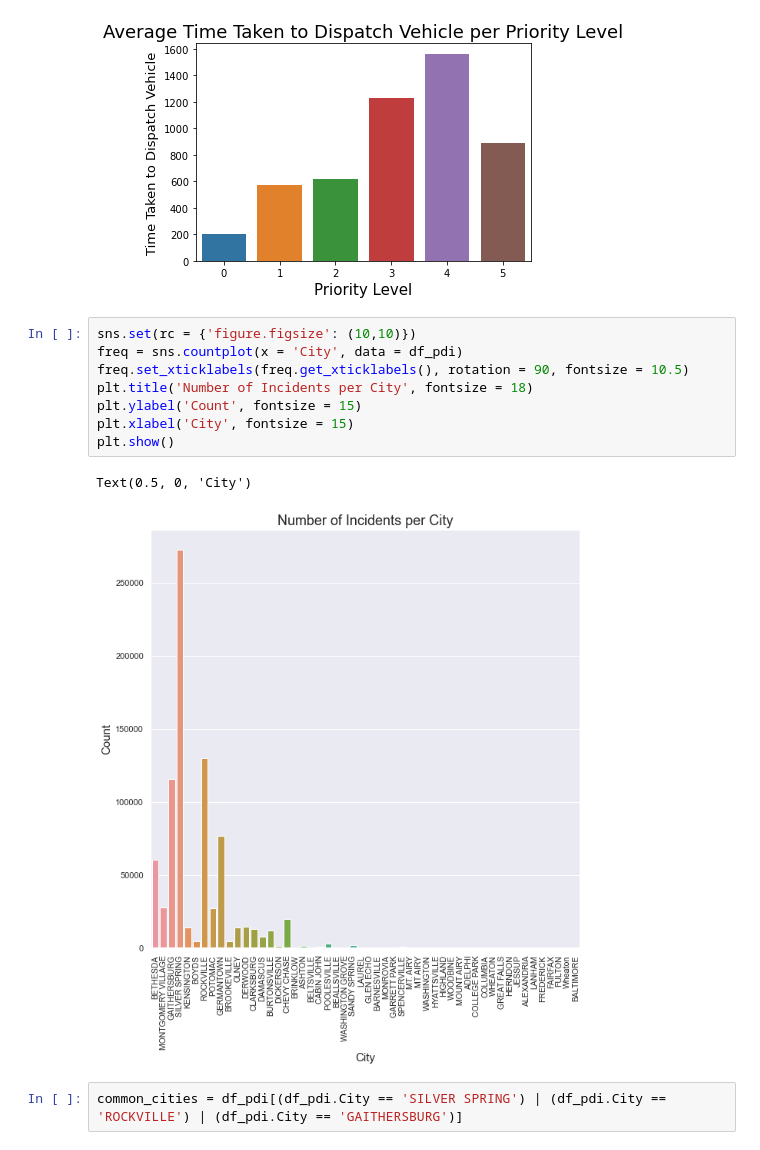
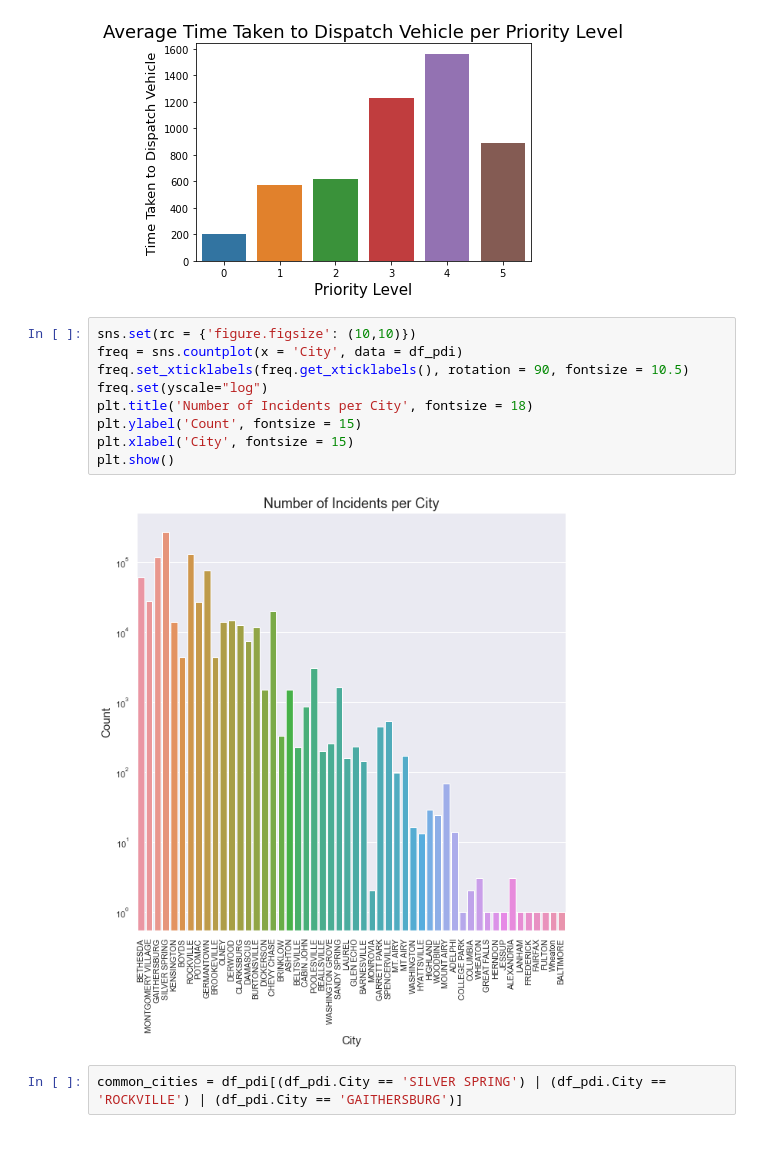
Before and after one commit to rohingarg/DATA205CAPSTONE, a Jupyter notebook: DATA205CAPSTONE.ipynb, the cells around one changed output. Saved outputs shown, nothing was run; the diff lists cells and outputs as text.

```diff
--- a/DATA205CAPSTONE.ipynb
+++ b/DATA205CAPSTONE.ipynb
@@ -59,14 +68,14 @@ plt.show()
 # %%
 sns.set(rc = {'figure.figsize': (10,10)})
 freq = sns.countplot(x = 'City', data = df_pdi)
 freq.set_xticklabels(freq.get_xticklabels(), rotation = 90, fontsize = 10.5)
+freq.set(yscale="log")
 plt.title('Number of Incidents per City', fontsize = 18)
 plt.ylabel('Count', fontsize = 15)
 plt.xlabel('City', fontsize = 15)
 plt.show()
 # %% [output]
-Text(0.5, 0, 'City')
-[figure, old version]
+[figure, new version]
 # %%
 common_cities = df_pdi[(df_pdi.City == 'SILVER SPRING') | (df_pdi.City == 'ROCKVILLE') | (df_pdi.City == 'GAITHERSBURG')]
 # %%
```
Also changed, not shown: parts of 10 cells of this notebook.
